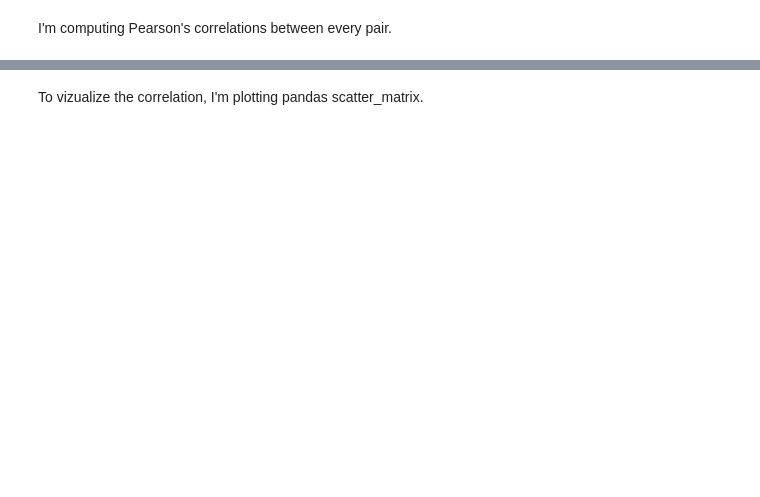
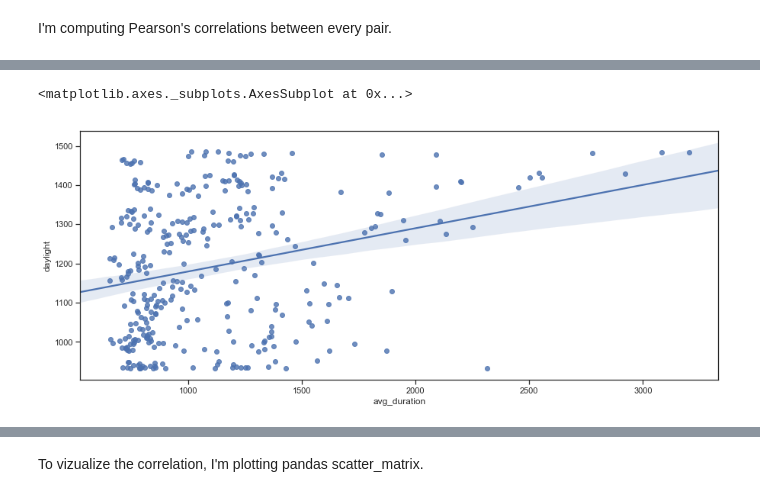
Before and after one commit to katjawittfoth/bikeshare, a Jupyter notebook: full_analysis.ipynb, the cells around one changed output, grey strips where cells are left out. Saved outputs shown, nothing was run; the diff lists cells and outputs as text; code cells hidden in the pictures; blank space fills up the shorter version.

```diff
--- a/full_analysis.ipynb
+++ b/full_analysis.ipynb
@@ -599,0 +563,5 @@ The correlation for duration of the ride is much higher compared to number of bi
+# %%
+sns.regplot(x="avg_duration", y='daylight', data=bt)
+# %% [output]
+<matplotlib.axes._subplots.AxesSubplot at 0x...>
+[figure, added]
```
Also changed, not shown: parts of 63 cells of this notebook, 4 other files.
